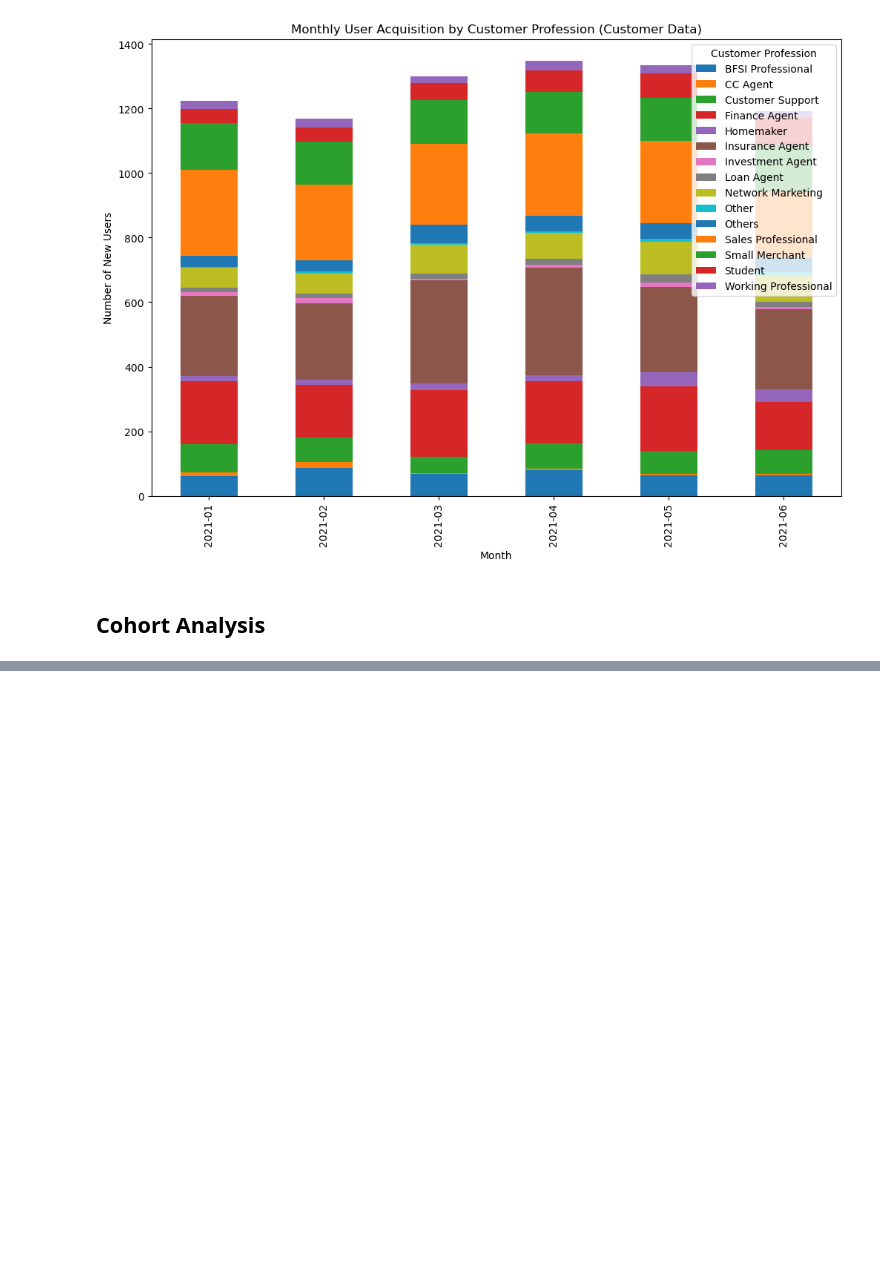
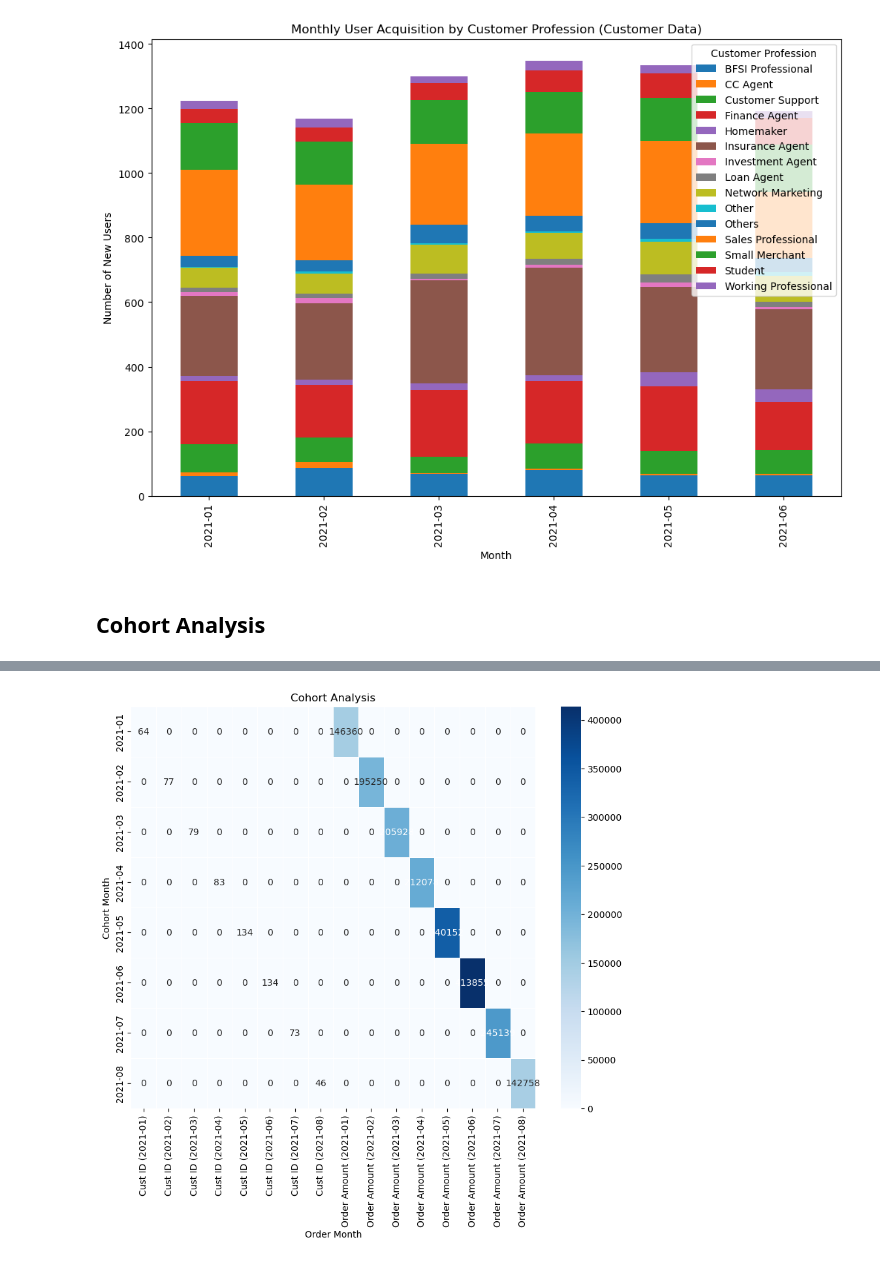
Before and after one commit to Pranav3608/Cohort-Analysis, a Jupyter notebook: cohort_analysis.ipynb, the cells around one changed output, grey strips where cells are left out. Saved outputs shown, nothing was run; the diff lists cells and outputs as text; code cells hidden in the pictures; blank space fills up the shorter version.

Commit message:
Cohort analysis

```diff
--- a/cohort_analysis.ipynb
+++ b/cohort_analysis.ipynb
@@ -292,0 +327,32 @@ plt.show()
+# %%
+import pandas as pd
+
+# Assuming df_order is your DataFrame containing order data
+
+# Convert Order Date column to datetime format
+df_order['Order Date'] = pd.to_datetime(df_order['Order Date'])
+
+# Extract cohort month from the Order Date
+df_order['Cohort Month'] = df_order['Order Date'].dt.to_period('M')
+
+# Filter data to include only cohorts from the year 2021
+df_order_2021 = df_order[df_order['Cohort Month'].dt.year == 2021]
+
+# Group by cohort month and order month, and calculate total revenue and number of users
+cohort_data = df_order_2021.groupby(['Cohort Month', 'Order Month']).agg({
+    'Cust ID': pd.Series.nunique,  # Count unique users
+    'Order Amount': 'sum'
+}).reset_index()
+
+# Pivot the data to create a cohort table
+cohort_table = cohort_data.pivot_table(index='Cohort Month', columns='Order Month', values=['Cust ID', 'Order Amount'])
+
+# Fill missing values with 0
+cohort_table = cohort_table.fillna(0)
+
+# Rename the columns
+new_columns = [(f'{name} ({metric})') for name, metric in cohort_table.columns]
+cohort_table.columns = new_columns
+
+# Display the cohort table
+print(cohort_table)
@@ -292,0 +370,13 @@ plt.show()
+# %%
+import seaborn as sns
+import matplotlib.pyplot as plt
+
+# Create a heatmap
+plt.figure(figsize=(10, 8))
+sns.heatmap(cohort_table, cmap='Blues', annot=True, fmt=".0f", linewidths=.5)
+plt.title('Cohort Analysis')
+plt.xlabel('Order Month')
+plt.ylabel('Cohort Month')
+plt.show()
+# %% [output]
+[figure, added]
```
Also changed, not shown: parts of 4 cells of this notebook.
